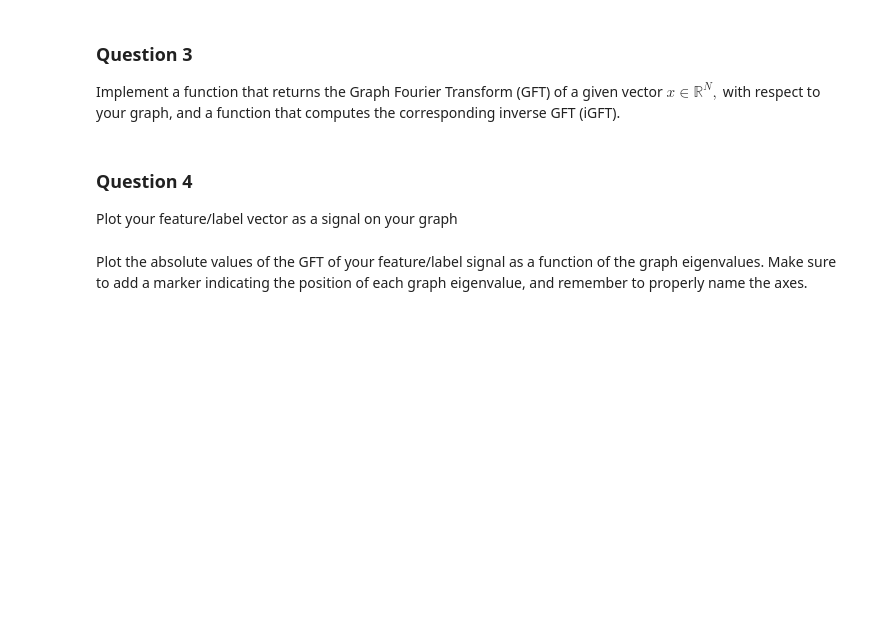
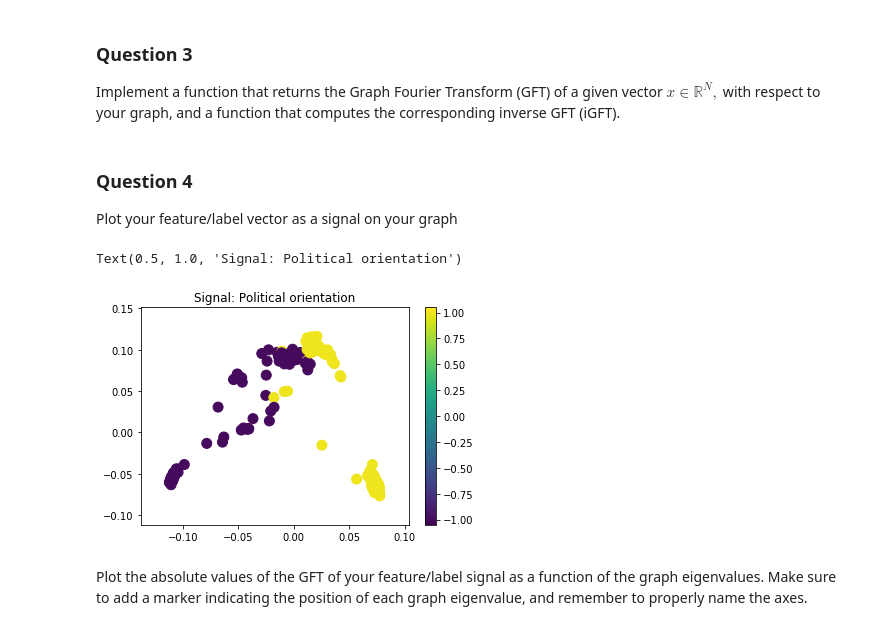
Before and after one commit to nikolaiorgland/conseil_national, a Jupyter notebook: milestone4/4_graph_signal_processing.ipynb, the cells around one changed output. Cells and saved outputs as stored; diff of their text form; code cells hidden in the pictures; blank space fills up the shorter version.

```diff
--- a/milestone4/4_graph_signal_processing.ipynb
+++ b/milestone4/4_graph_signal_processing.ipynb
@@ -209,2 +212,10 @@ Plot your feature/label vector as a signal on your graph
+# %%
+graph_pygsp = pg.graphs.Graph(adjacency)
+graph_pygsp.set_coordinates(eigenvectors[:, 1:3])  # Laplacian eigenmaps.
+graph_pygsp.plot_signal(signal)
+plt.title('Signal: Political orientation')
+# %% [output]
+Text(0.5, 1.0, 'Signal: Political orientation')
+[figure, added]
 # %% [markdown]
 Plot the absolute values of the GFT of your feature/label signal as a function of the graph eigenvalues. Make sure to add a marker indicating the position of each graph eigenvalue, and remember to properly name the axes.
```
Also changed, not shown: parts of 23 cells of this notebook.
